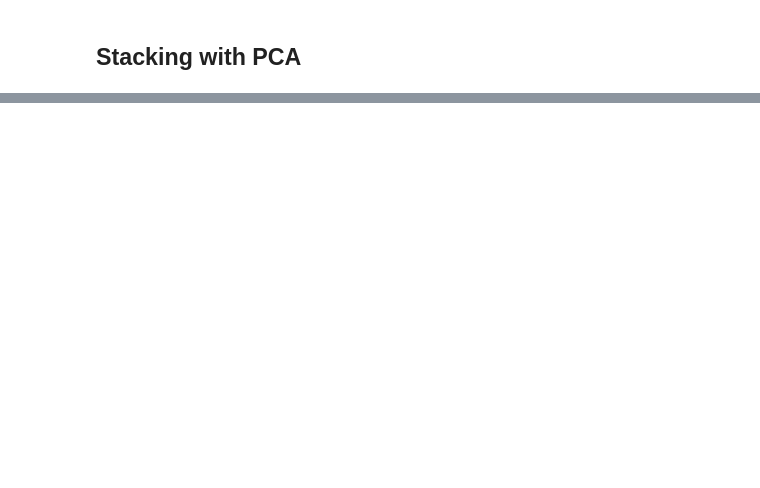
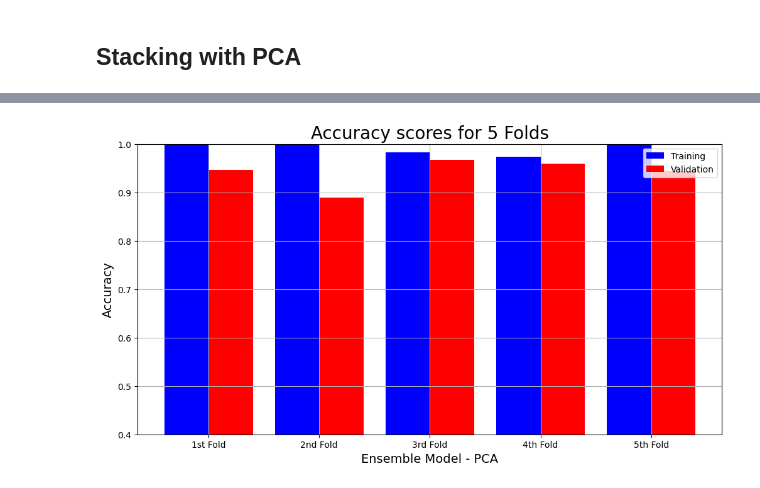
Before and after one commit to benjamin-ravenscroft/CISC471-Project, a Jupyter notebook: EDA.ipynb, the cells around one changed output, grey strips where cells are left out. Saved outputs shown, nothing was run; the diff lists cells and outputs as text; code cells hidden in the pictures; blank space fills up the shorter version.

```diff
--- a/EDA.ipynb
+++ b/EDA.ipynb
@@ -1450,0 +1495,25 @@ Specificity:  0.9662921348314607
+# %%
+models = [RF_clf,DT_clf, LR_clf, ANN_clf,  XG_clf]
+
+ensemble_model_cv = []
+
+for x in models:
+    ensemble_model_cv.append(cross_validation(x, train_pca, train_targets))
+
+
+ensemble_avg_train = []
+ensemble_avg_val = []
+
+for x in range(len(ensemble_model_cv)):
+    ensemble_avg_train.append(ensemble_model_cv[x]["Training Accuracy scores"])
+    ensemble_avg_val.append(ensemble_model_cv[x]["Validation Accuracy scores"])
+
+ensemble_avg_train = np.mean(ensemble_avg_train, axis=1)
+ensemble_avg_val = np.mean(ensemble_avg_val, axis=1)
+
+plot_result("Ensemble Model - PCA",
+            "Accuracy",
+            "Accuracy scores for 5 Folds",
+            ensemble_avg_train,
+            ensemble_avg_val)
+# %% [output]
@@ -1450,0 +1541 @@ Specificity:  0.9662921348314607
+[figure, added]
```
Also changed, not shown: parts of 5 cells of this notebook.
